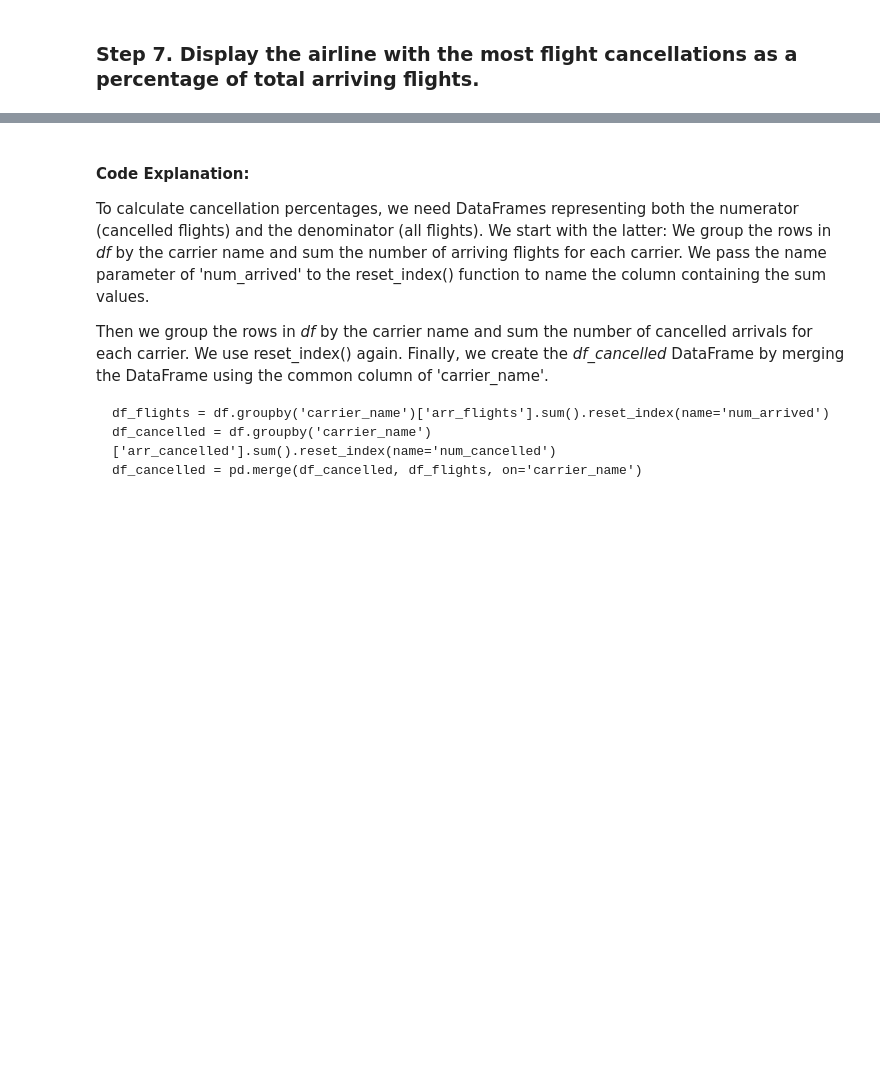
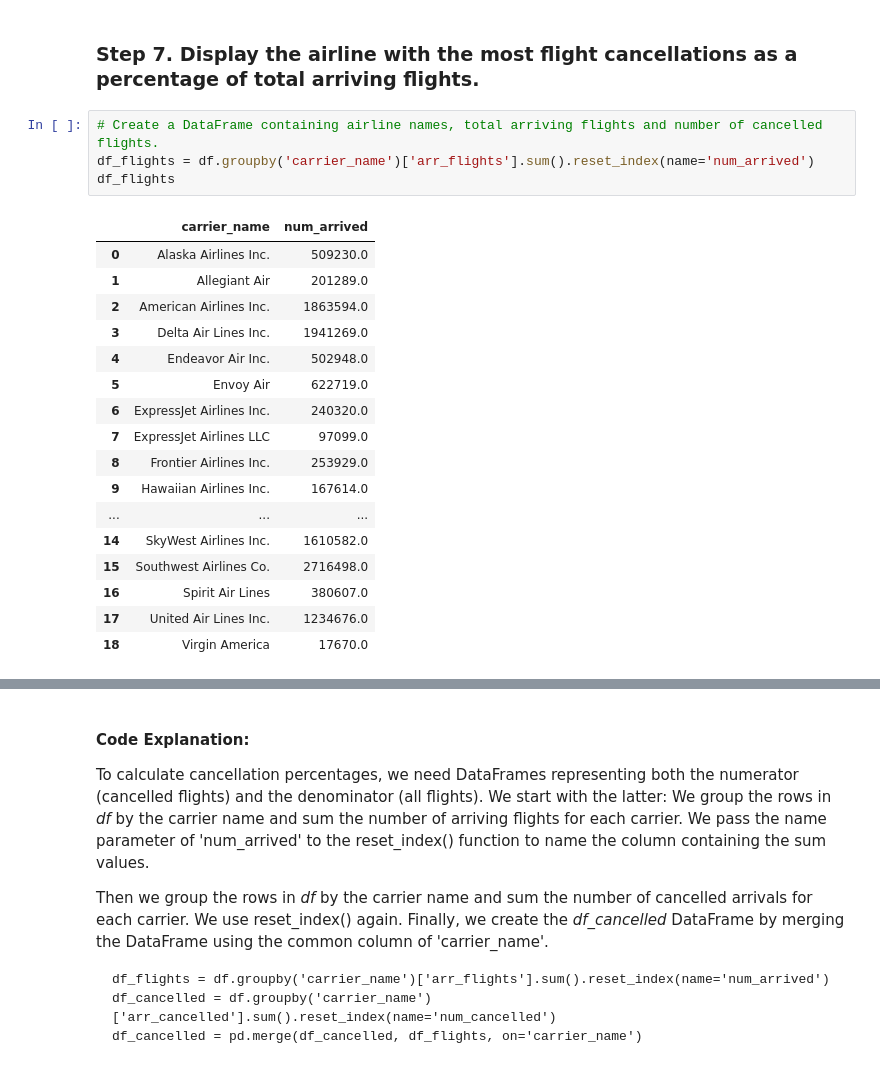
Before and after one commit to deniskristak/data-analysis-learning, a Jupyter notebook: Learn Python Data Analytics by Example - Airline Arrival Delays.ipynb, the cells around one changed output, grey strips where cells are left out. Saved outputs shown, nothing was run; the diff lists cells and outputs as text; blank space fills up the shorter version.

````diff
--- a/Learn Python Data Analytics by Example - Airline Arrival Delays.ipynb
+++ b/Learn Python Data Analytics by Example - Airline Arrival Delays.ipynb
@@ -346,3 +346,25 @@ print("Number of Delays: " + str(df_f['carrier_ct'].sum()  + df_f['weather_ct'].
 ```
 # %% [markdown]
 ### Step 7.	Display the airline with the most flight cancellations as a percentage of total arriving flights.
+# %%
+# Create a DataFrame containing airline names, total arriving flights and number of cancelled flights.
+df_flights = df.groupby('carrier_name')['arr_flights'].sum().reset_index(name='num_arrived')
+df_flights
+# %% [output]
+|  | carrier_name | num_arrived |
+| 0 | Alaska Airlines Inc. | 509230.0 |
+| 1 | Allegiant Air | 201289.0 |
+| 2 | American Airlines Inc. | 1863594.0 |
+| 3 | Delta Air Lines Inc. | 1941269.0 |
+| 4 | Endeavor Air Inc. | 502948.0 |
+| 5 | Envoy Air | 622719.0 |
+| 6 | ExpressJet Airlines Inc. | 240320.0 |
+| 7 | ExpressJet Airlines LLC | 97099.0 |
+| 8 | Frontier Airlines Inc. | 253929.0 |
+| 9 | Hawaiian Airlines Inc. | 167614.0 |
+| ... | ... | ... |
+| 14 | SkyWest Airlines Inc. | 1610582.0 |
+| 15 | Southwest Airlines Co. | 2716498.0 |
+| 16 | Spirit Air Lines | 380607.0 |
+| 17 | United Air Lines Inc. | 1234676.0 |
+| 18 | Virgin America | 17670.0 |
````
Also changed, not shown: parts of 8 cells of this notebook, 2 other files.
